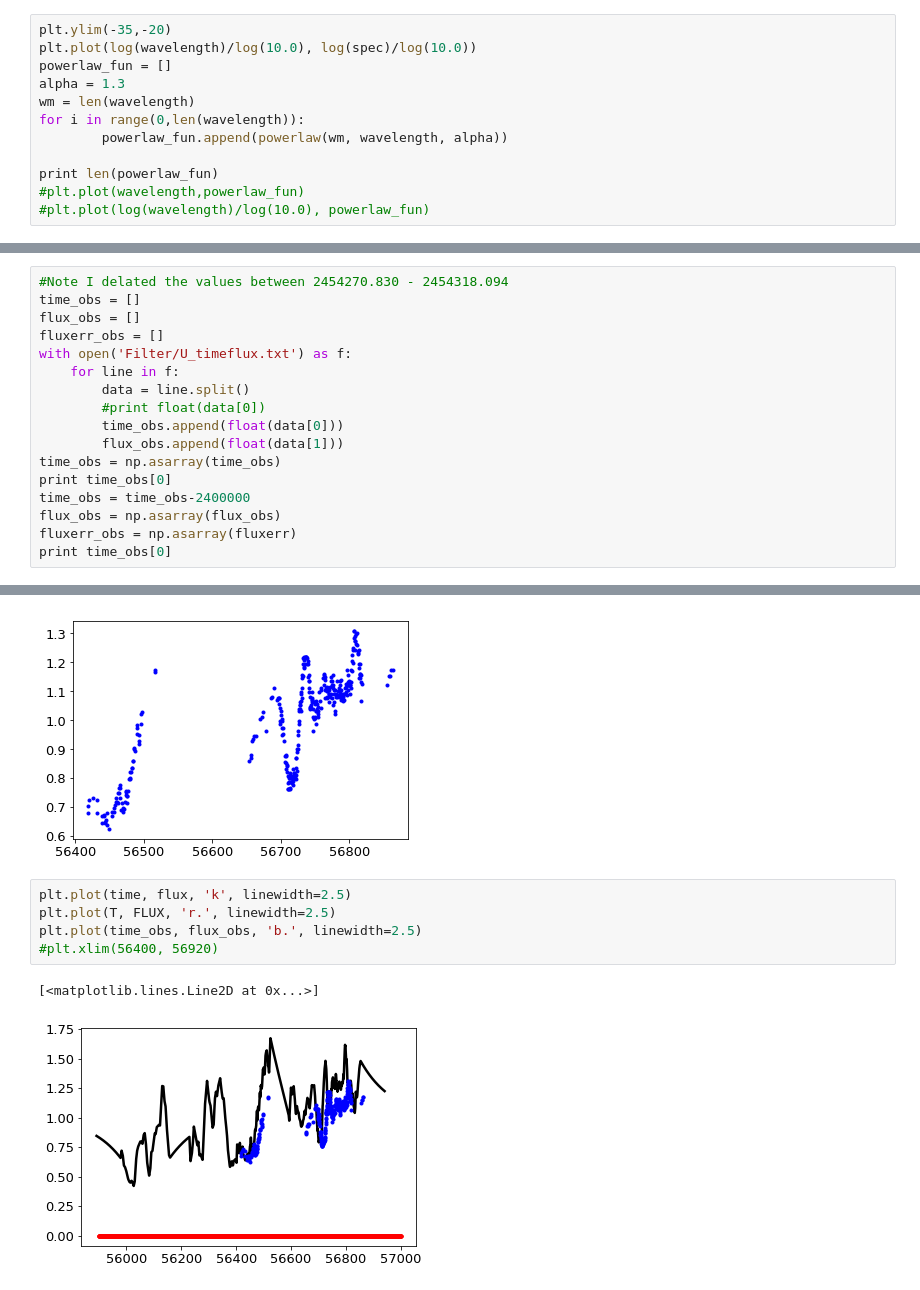
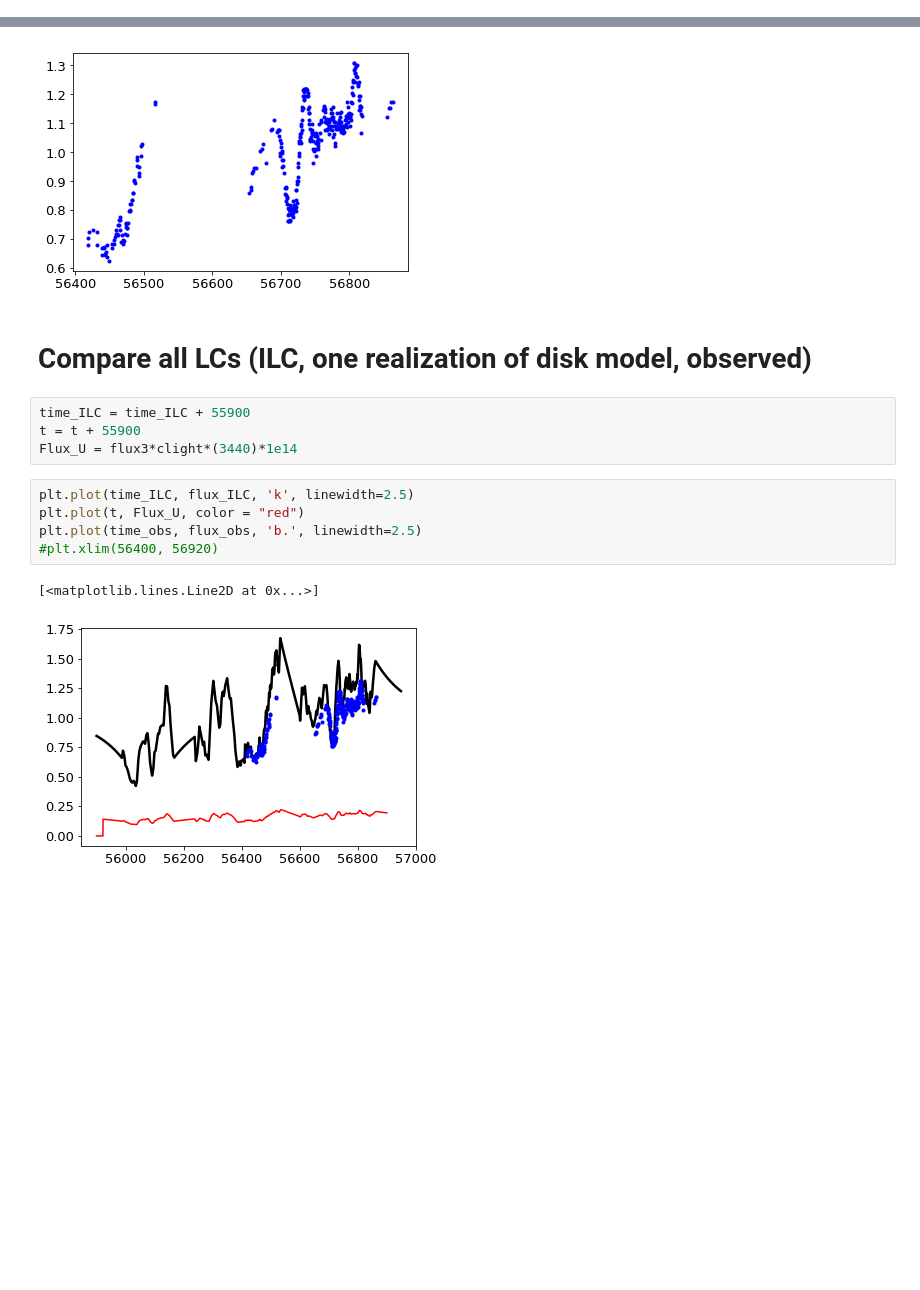
Before and after one commit to husnedereli/Reprocessing_disk, a Jupyter notebook: Compute_UVW2_LC_fitted_with_ADmodel.ipynb, the cells around one changed output, grey strips where cells are left out. Saved outputs shown, nothing was run; the diff lists cells and outputs as text; blank space fills up the shorter version.

```diff
--- a/Compute_UVW2_LC_fitted_with_ADmodel.ipynb
+++ b/Compute_UVW2_LC_fitted_with_ADmodel.ipynb
@@ -98,12 +73,0 @@ def powerlaw(wm, wavelength, alpha):
-# %%
-plt.ylim(-35,-20)
-plt.plot(log(wavelength)/log(10.0), log(spec)/log(10.0))
-powerlaw_fun = []
-alpha = 1.3
-wm = len(wavelength)
-for i in range(0,len(wavelength)):
-        powerlaw_fun.append(powerlaw(wm, wavelength, alpha))
-
-print len(powerlaw_fun)
-#plt.plot(wavelength,powerlaw_fun)
-#plt.plot(log(wavelength)/log(10.0), powerlaw_fun)
@@ -271,17 +236,0 @@ plt.ylim(2.485, 2.495)
-# %%
-#Note I delated the values between 2454270.830 - 2454318.094
-time_obs = []
-flux_obs = []
-fluxerr_obs = []
-with open('Filter/U_timeflux.txt') as f:
-    for line in f:
-        data = line.split()
-        #print float(data[0])
-        time_obs.append(float(data[0]))
-        flux_obs.append(float(data[1]))
-time_obs = np.asarray(time_obs)
-print time_obs[0]
-time_obs = time_obs-2400000
-flux_obs = np.asarray(flux_obs)
-fluxerr_obs = np.asarray(fluxerr)
-print time_obs[0]
@@ -307,11 +253,17 @@ plt.plot(time_obs, flux_obs, 'b.', linewidth=2.5)
 # %% [output]
 [<matplotlib.lines.Line2D at 0x...>]
 [figure]
+# %% [markdown]
+# Compare all LCs (ILC, one realization of disk model, observed)
+# %%
+time_ILC = time_ILC + 55900
+t = t + 55900
+Flux_U = flux3*clight*(3440)*1e14
 # %%
-plt.plot(time, flux, 'k', linewidth=2.5)
-plt.plot(T, FLUX, 'r.', linewidth=2.5)
+plt.plot(time_ILC, flux_ILC, 'k', linewidth=2.5)
+plt.plot(t, Flux_U, color = "red")
 plt.plot(time_obs, flux_obs, 'b.', linewidth=2.5)
 #plt.xlim(56400, 56920)
 # %% [output]
 [<matplotlib.lines.Line2D at 0x...>]
-[figure, old version]
+[figure, new version]
```
Also changed, not shown: parts of 23 cells of this notebook.
